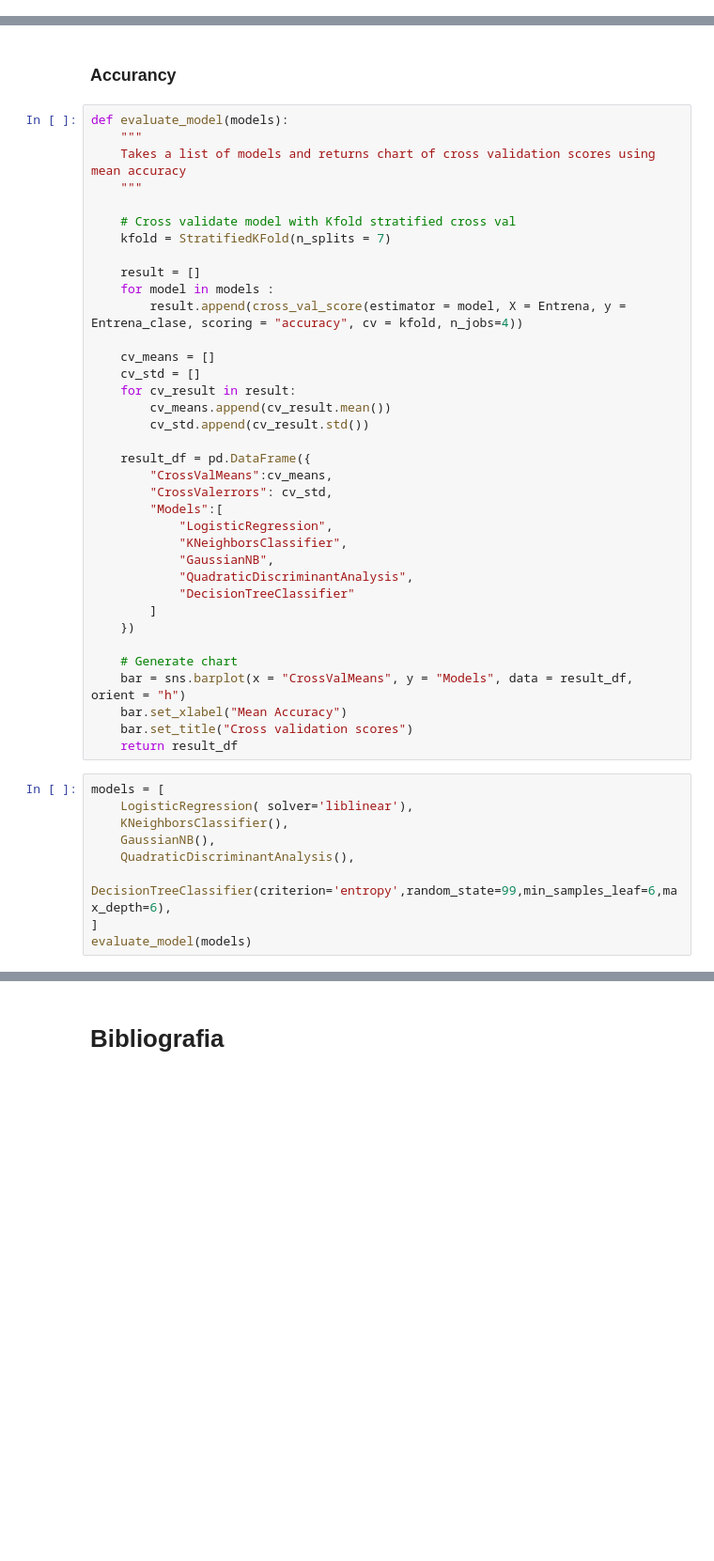
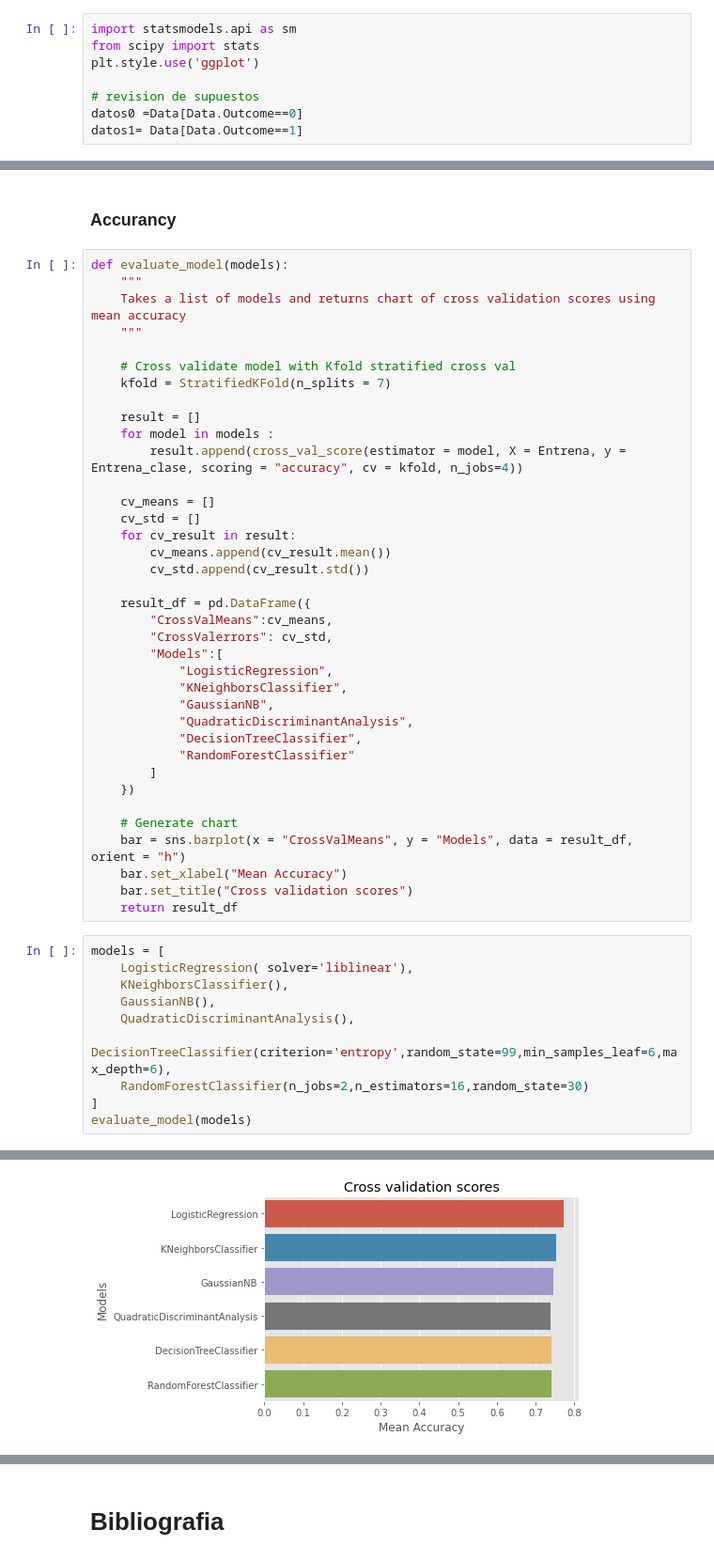
Before and after one commit to sergiomath/dataScience, a Jupyter notebook: ProyectoMin.ipynb, the cells around one changed output, grey strips where cells are left out. Shown at 94% size. Saved outputs shown, nothing was run; the diff lists cells and outputs as text; blank space fills up the shorter version.

```diff
--- a/ProyectoMin.ipynb
+++ b/ProyectoMin.ipynb
@@ -646,0 +687,8 @@ ax.legend();
+# %%
+import statsmodels.api as sm
+from scipy import stats
+plt.style.use('ggplot')
+
+# revision de supuestos
+datos0 =Data[Data.Outcome==0]
+datos1= Data[Data.Outcome==1]
@@ -773,7 +1024,8 @@ def evaluate_model(models):
             "KNeighborsClassifier",
             "GaussianNB",
             "QuadraticDiscriminantAnalysis",
-            "DecisionTreeClassifier"
+            "DecisionTreeClassifier",
+            "RandomForestClassifier"
         ]
     })
 
@@ -789,5 +1041,7 @@ models = [
     GaussianNB(),
     QuadraticDiscriminantAnalysis(),
     DecisionTreeClassifier(criterion='entropy',random_state=99,min_samples_leaf=6,max_depth=6),
+    RandomForestClassifier(n_jobs=2,n_estimators=16,random_state=30)
 ]
 evaluate_model(models)
+# %% [output]
@@ -793,0 +1055 @@ evaluate_model(models)
+[figure, added]
```
Also changed, not shown: parts of 76 cells of this notebook.
